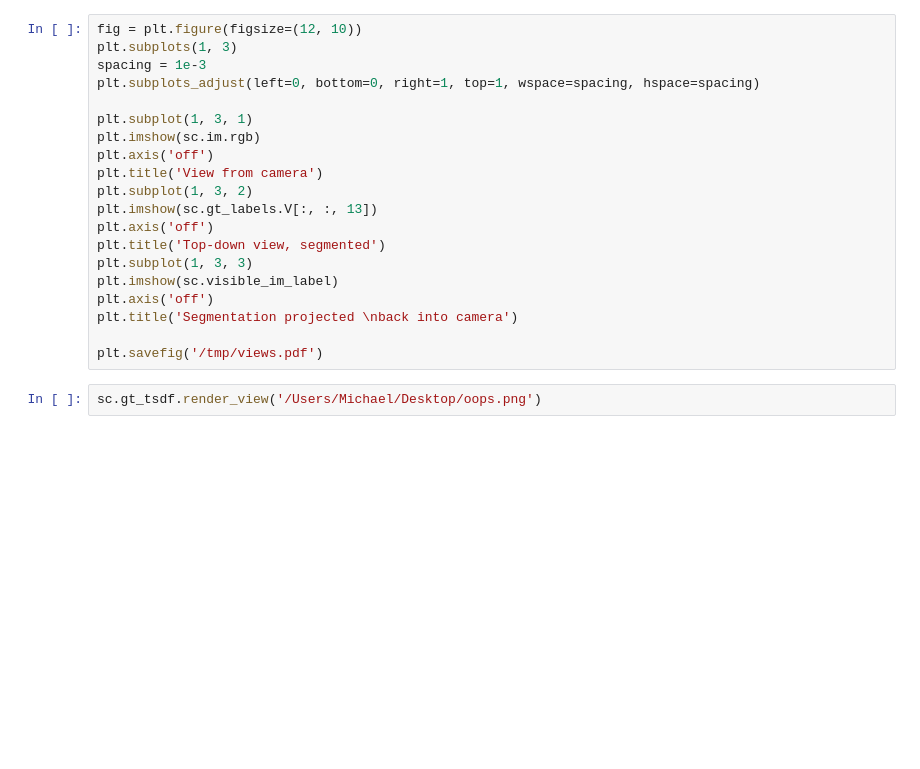
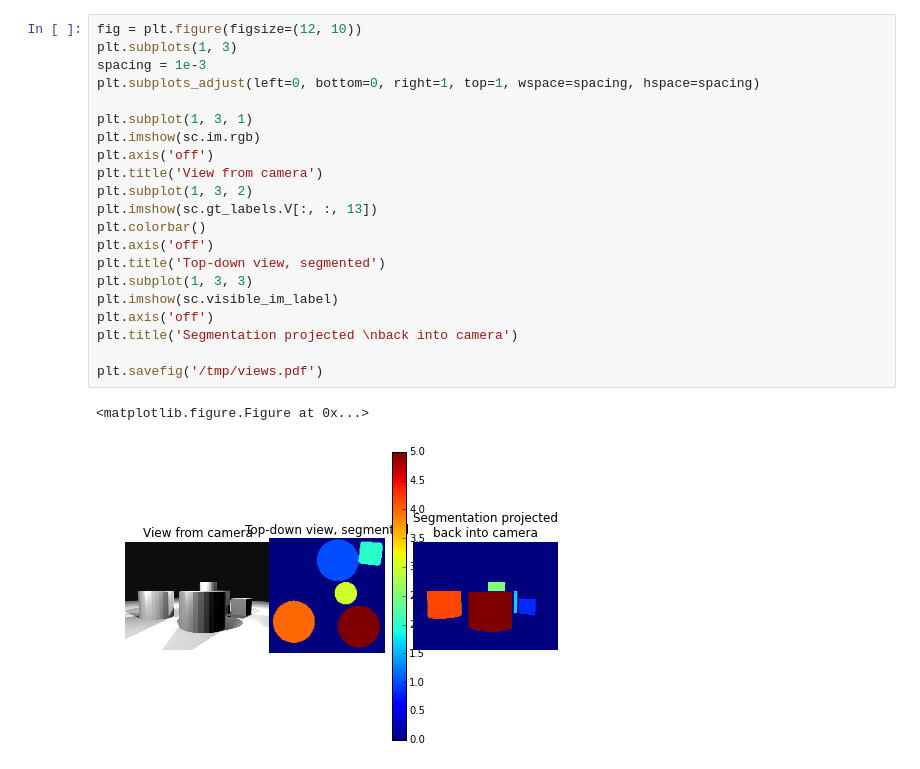
Before and after one commit to hero9968/voxlets, a Jupyter notebook: src/rendered_scenes/ipynb/voxel_segmentation_scene.ipynb, the cells around one changed output. Cells and saved outputs as stored; diff of their text form; blank space fills up the shorter version.

```diff
--- a/src/rendered_scenes/ipynb/voxel_segmentation_scene.ipynb
+++ b/src/rendered_scenes/ipynb/voxel_segmentation_scene.ipynb
@@ -21,22 +40,24 @@ sc.load_sequence(sequence, frame_nos=0, segment_with_gt=True, save_grids=False)
 # %%
 fig = plt.figure(figsize=(12, 10))
 plt.subplots(1, 3)
 spacing = 1e-3
 plt.subplots_adjust(left=0, bottom=0, right=1, top=1, wspace=spacing, hspace=spacing)
 
 plt.subplot(1, 3, 1)
 plt.imshow(sc.im.rgb)
 plt.axis('off')
 plt.title('View from camera')
 plt.subplot(1, 3, 2)
 plt.imshow(sc.gt_labels.V[:, :, 13])
+plt.colorbar()
 plt.axis('off')
 plt.title('Top-down view, segmented')
 plt.subplot(1, 3, 3)
 plt.imshow(sc.visible_im_label)
 plt.axis('off')
 plt.title('Segmentation projected \nback into camera')
 
 plt.savefig('/tmp/views.pdf')
+# %% [output]
+<matplotlib.figure.Figure at 0x...>
+[figure, added]
-# %%
-sc.gt_tsdf.render_view('/Users/Michael/Desktop/oops.png')
```
Also changed, not shown: parts of 3 cells of this notebook, 1 other file.
